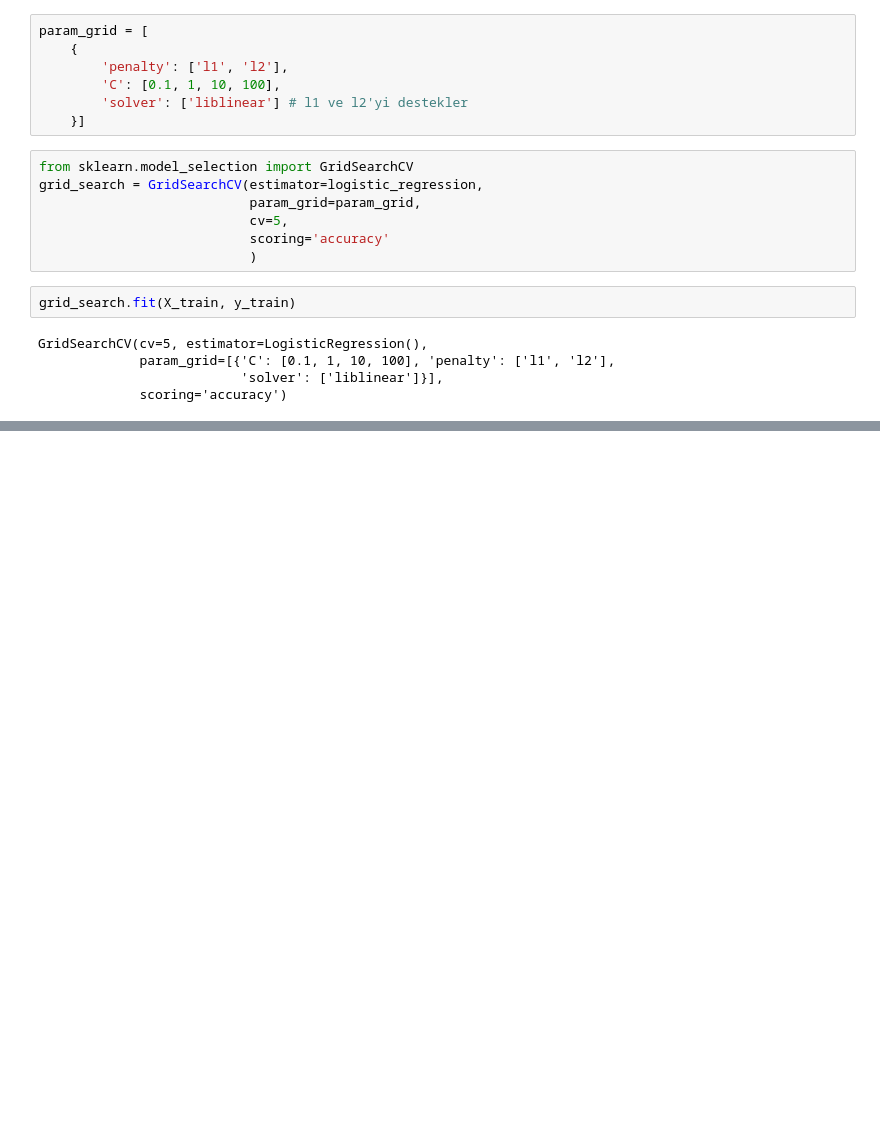
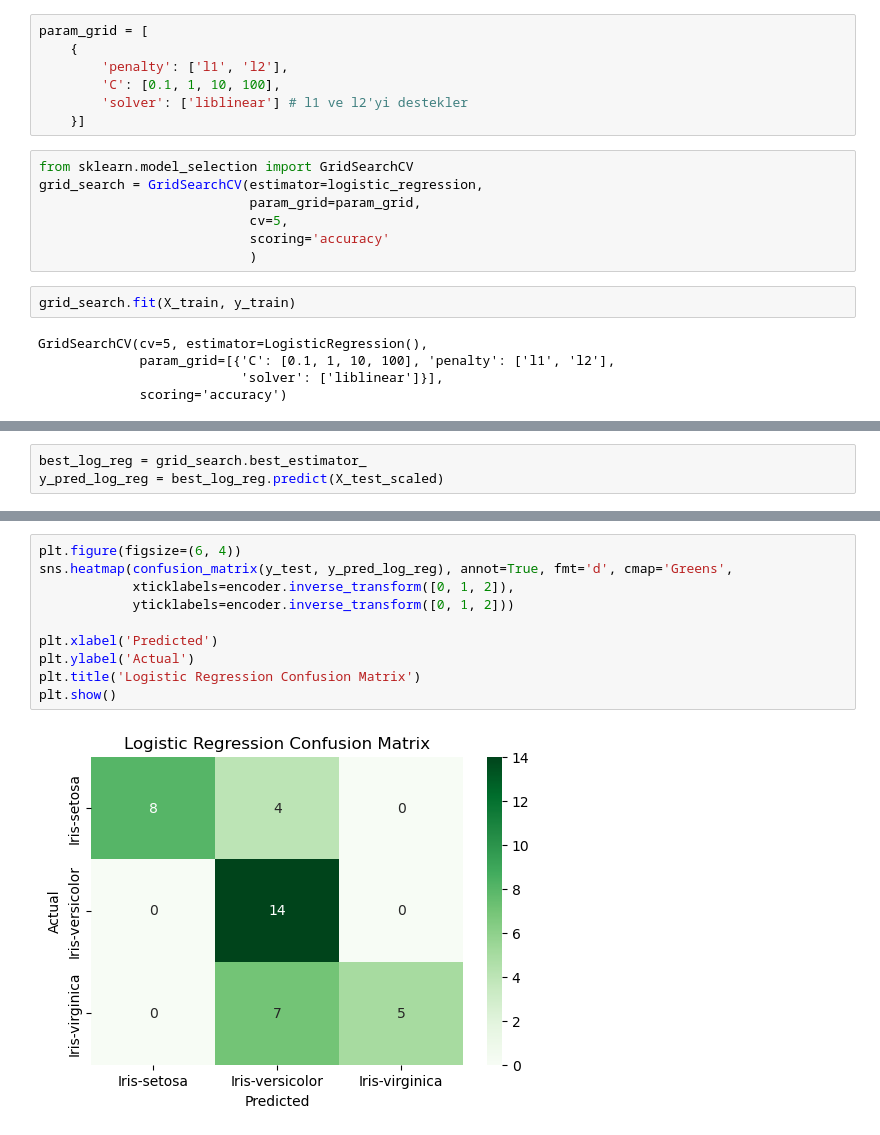
Before and after one commit to EmirhanHasirci11/Iris-Species-EDA-NaiveBayesClassifier-LogisticRegression-GridSearch, a Jupyter notebook: Iris Species- EDA, NaiveBayesClassifier, LogisticRegression, GridSearch.ipynb, the cells around one changed output, grey strips where cells are left out. Drawn from its saved outputs; the diff is of its cells as text; blank space fills up the shorter version.

```diff
--- a/Iris Species- EDA, NaiveBayesClassifier, LogisticRegression, GridSearch.ipynb
+++ b/Iris Species- EDA, NaiveBayesClassifier, LogisticRegression, GridSearch.ipynb
@@ -175,0 +176,3 @@ En İyi Çapraz Doğrulama Skoru (Accuracy): 0.95
+# %%
+best_log_reg = grid_search.best_estimator_
+y_pred_log_reg = best_log_reg.predict(X_test_scaled)
@@ -175,0 +197,12 @@ En İyi Çapraz Doğrulama Skoru (Accuracy): 0.95
+# %%
+plt.figure(figsize=(6, 4))
+sns.heatmap(confusion_matrix(y_test, y_pred_log_reg), annot=True, fmt='d', cmap='Greens',
+            xticklabels=encoder.inverse_transform([0, 1, 2]),
+            yticklabels=encoder.inverse_transform([0, 1, 2]))
+
+plt.xlabel('Predicted')
+plt.ylabel('Actual')
+plt.title('Logistic Regression Confusion Matrix')
+plt.show()
+# %% [output]
+[figure, added]
```
Also changed, not shown: parts of 2 cells of this notebook.
